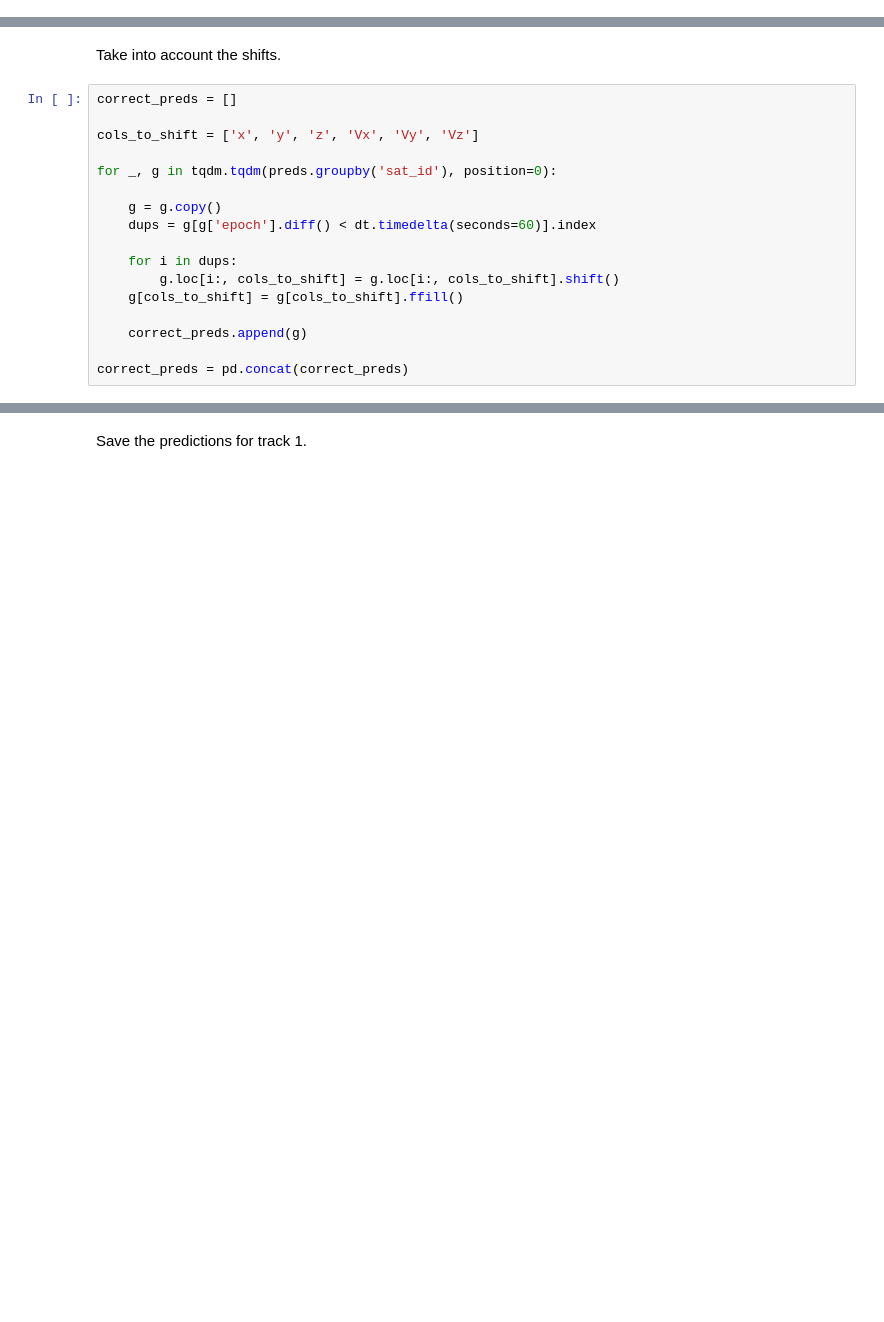
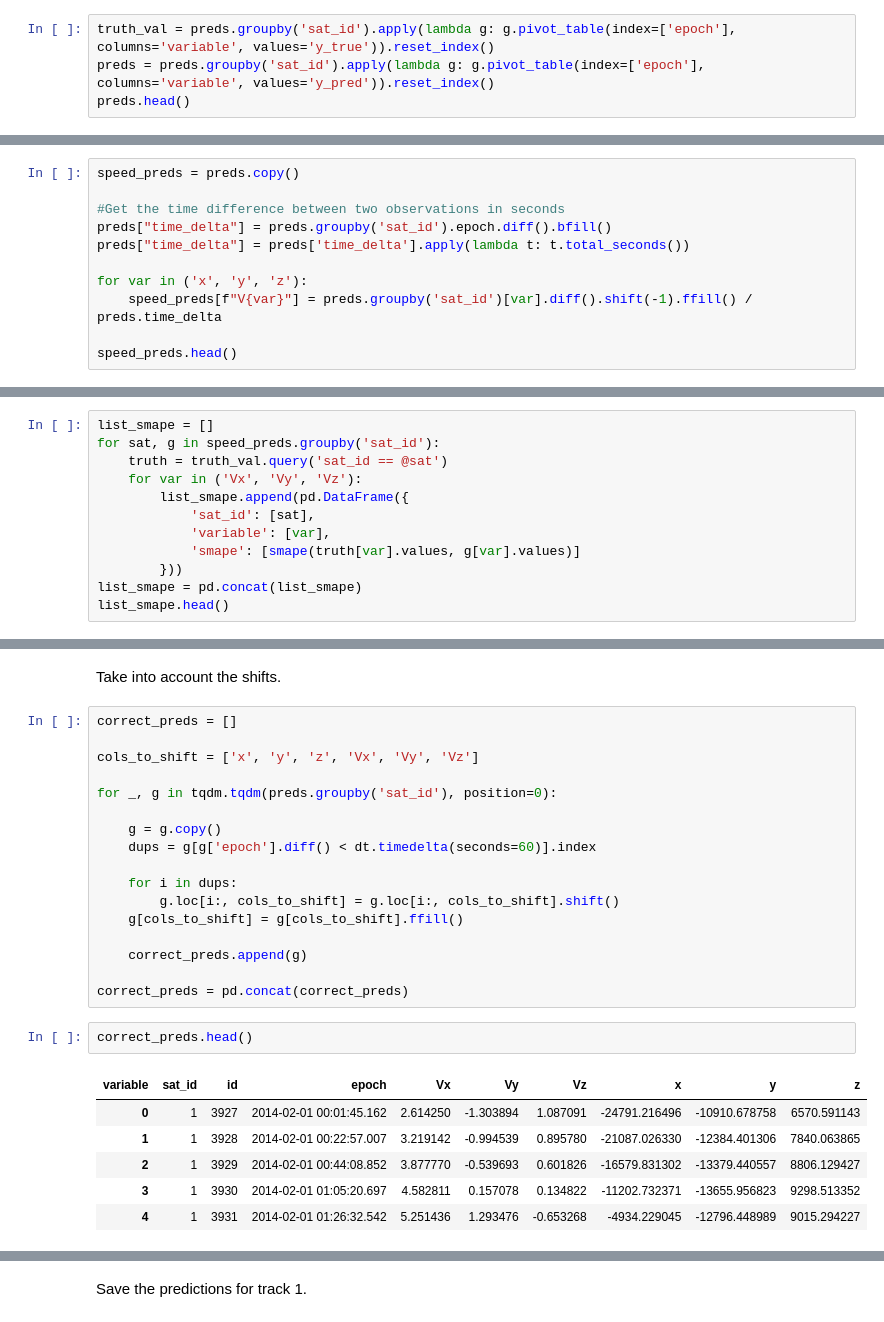
Before and after one commit to MaxHalford/idao-2020-qualifier, a Jupyter notebook: auto-regression.ipynb, the cells around one changed output, grey strips where cells are left out. Cells and saved outputs as stored; diff of their text form; blank space fills up the shorter version.

Commit message:
Add speed estimations from predicted positions

```diff
--- a/auto-regression.ipynb
+++ b/auto-regression.ipynb
@@ -187,0 +190,4 @@ sat_id,variable,smape
+# %%
+truth_val = preds.groupby('sat_id').apply(lambda g: g.pivot_table(index=['epoch'], columns='variable', values='y_true')).reset_index()
+preds = preds.groupby('sat_id').apply(lambda g: g.pivot_table(index=['epoch'], columns='variable', values='y_pred')).reset_index()
+preds.head()
@@ -187,0 +201,11 @@ sat_id,variable,smape
+# %%
+speed_preds = preds.copy()
+
+#Get the time difference between two observations in seconds
+preds["time_delta"] = preds.groupby('sat_id').epoch.diff().bfill()
+preds["time_delta"] = preds['time_delta'].apply(lambda t: t.total_seconds())
+
+for var in ('x', 'y', 'z'):
+    speed_preds[f"V{var}"] = preds.groupby('sat_id')[var].diff().shift(-1).ffill() / preds.time_delta
+
+speed_preds.head()
@@ -187,0 +219,12 @@ sat_id,variable,smape
+# %%
+list_smape = []
+for sat, g in speed_preds.groupby('sat_id'):
+    truth = truth_val.query('sat_id == @sat')
+    for var in ('Vx', 'Vy', 'Vz'):
+        list_smape.append(pd.DataFrame({
+            'sat_id': [sat],
+            'variable': [var],
+            'smape': [smape(truth[var].values, g[var].values)]
+        }))
+list_smape = pd.concat(list_smape)
+list_smape.head()
@@ -253,3 +321,12 @@ for _, g in tqdm.tqdm(preds.groupby('sat_id'), position=0):
     correct_preds.append(g)
 
 correct_preds = pd.concat(correct_preds)
+# %%
+correct_preds.head()
+# %% [output]
+| variable | sat_id | id | epoch | Vx | Vy | Vz | x | y | z |
+| 0 | 1 | 3927 | 2014-02-01 00:01:45.162 | 2.614250 | -1.303894 | 1.087091 | -24791.216496 | -10910.678758 | 6570.591143 |
+| 1 | 1 | 3928 | 2014-02-01 00:22:57.007 | 3.219142 | -0.994539 | 0.895780 | -21087.026330 | -12384.401306 | 7840.063865 |
+| 2 | 1 | 3929 | 2014-02-01 00:44:08.852 | 3.877770 | -0.539693 | 0.601826 | -16579.831302 | -13379.440557 | 8806.129427 |
+| 3 | 1 | 3930 | 2014-02-01 01:05:20.697 | 4.582811 | 0.157078 | 0.134822 | -11202.732371 | -13655.956823 | 9298.513352 |
+| 4 | 1 | 3931 | 2014-02-01 01:26:32.542 | 5.251436 | 1.293476 | -0.653268 | -4934.229045 | -12796.448989 | 9015.294227 |
```
Also changed, not shown: parts of 13 cells of this notebook, 1 other file.
